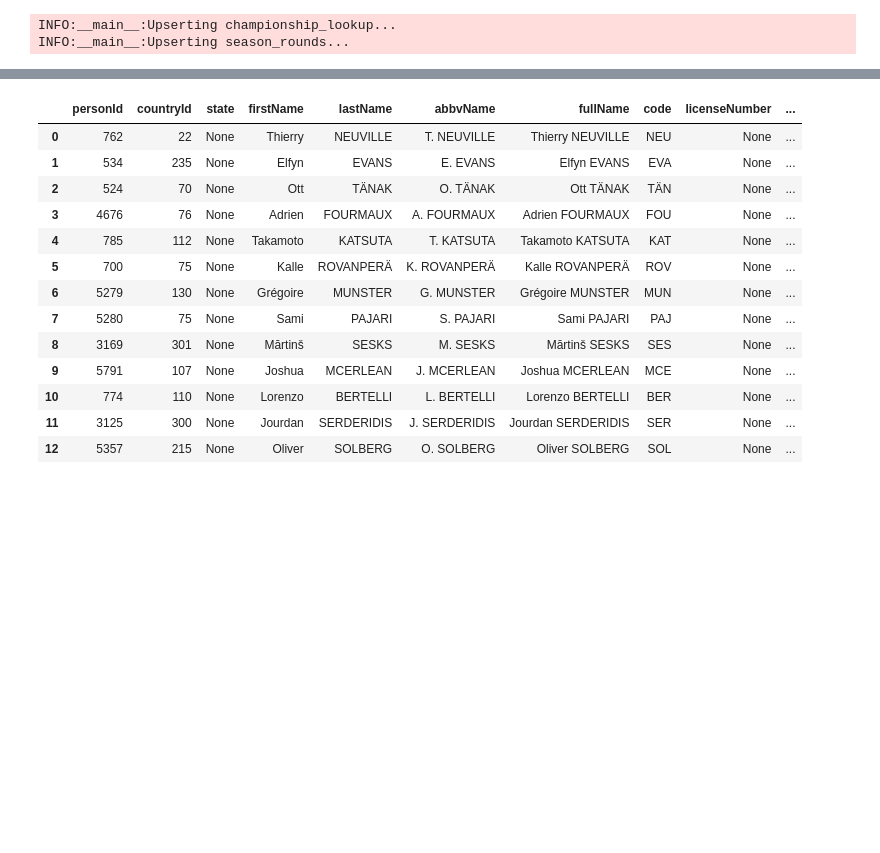
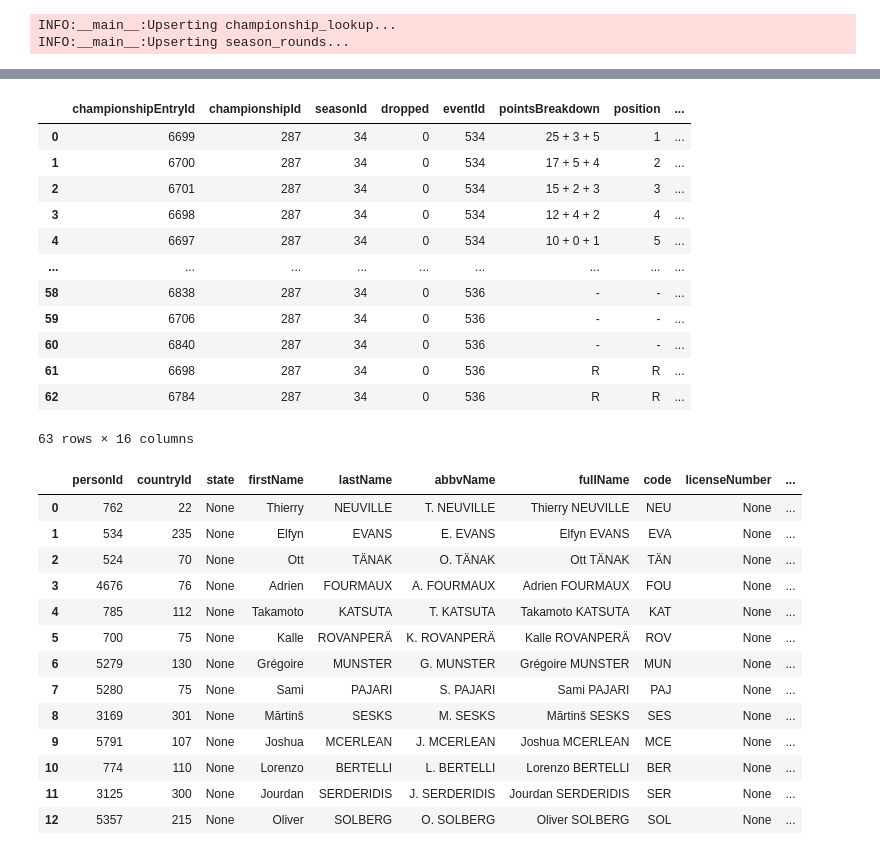
Before and after one commit to RallyDataJunkie/wrc-shinylive, a Jupyter notebook: src/shinyapp/.newRedbBullAPIchamp.ipynb, the cells around one changed output, grey strips where cells are left out. Saved outputs shown, nothing was run; the diff lists cells and outputs as text; code cells hidden in the pictures; blank space fills up the shorter version.

```diff
--- a/src/shinyapp/.newRedbBullAPIchamp.ipynb
+++ b/src/shinyapp/.newRedbBullAPIchamp.ipynb
@@ -88,3 +87,19 @@ INFO:__main__:Upserting championship_entries...
+# %%
+wrc.getChampionshipByRound(on_season=True, raw=False)
+# %% [output]
+|  | championshipEntryId | championshipId | seasonId | dropped | eventId | pointsBreakdown | position | ... |
+| 0 | 6699 | 287 | 34 | 0 | 534 | 25 + 3 + 5 | 1 | ... |
+| 1 | 6700 | 287 | 34 | 0 | 534 | 17 + 5 + 4 | 2 | ... |
+| 2 | 6701 | 287 | 34 | 0 | 534 | 15 + 2 + 3 | 3 | ... |
+| 3 | 6698 | 287 | 34 | 0 | 534 | 12 + 4 + 2 | 4 | ... |
+| 4 | 6697 | 287 | 34 | 0 | 534 | 10 + 0 + 1 | 5 | ... |
+| ... | ... | ... | ... | ... | ... | ... | ... | ... |
+| 58 | 6838 | 287 | 34 | 0 | 536 | - | - | ... |
+| 59 | 6706 | 287 | 34 | 0 | 536 | - | - | ... |
+| 60 | 6840 | 287 | 34 | 0 | 536 | - | - | ... |
+| 61 | 6698 | 287 | 34 | 0 | 536 | R | R | ... |
+| 62 | 6784 | 287 | 34 | 0 | 536 | R | R | ... |
+63 rows × 16 columns
 # %%
 wrc.getDrivers(by_championship=True)
 # %% [output]
```
Also changed, not shown: parts of 4 cells of this notebook, 3 other files.
